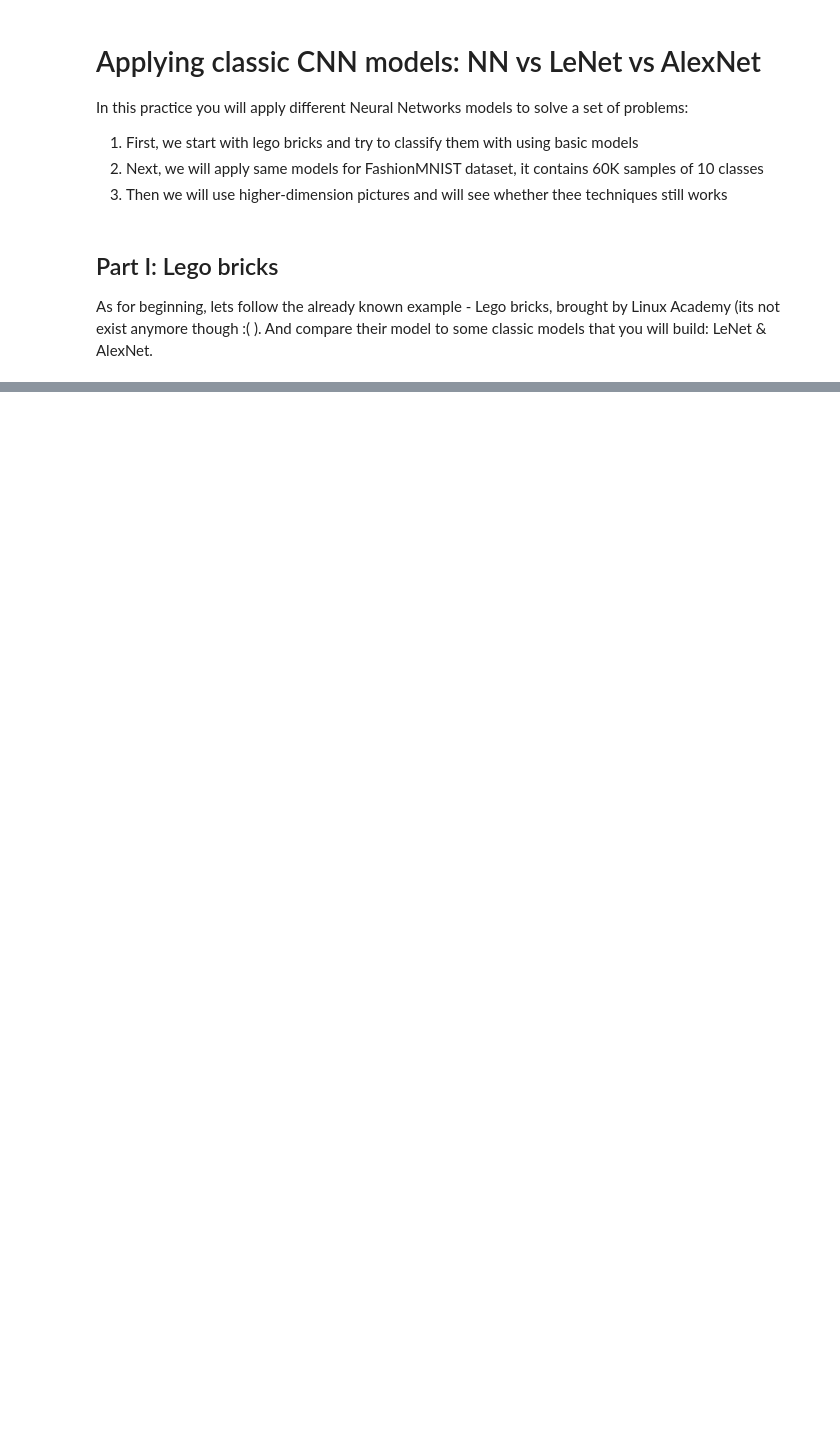
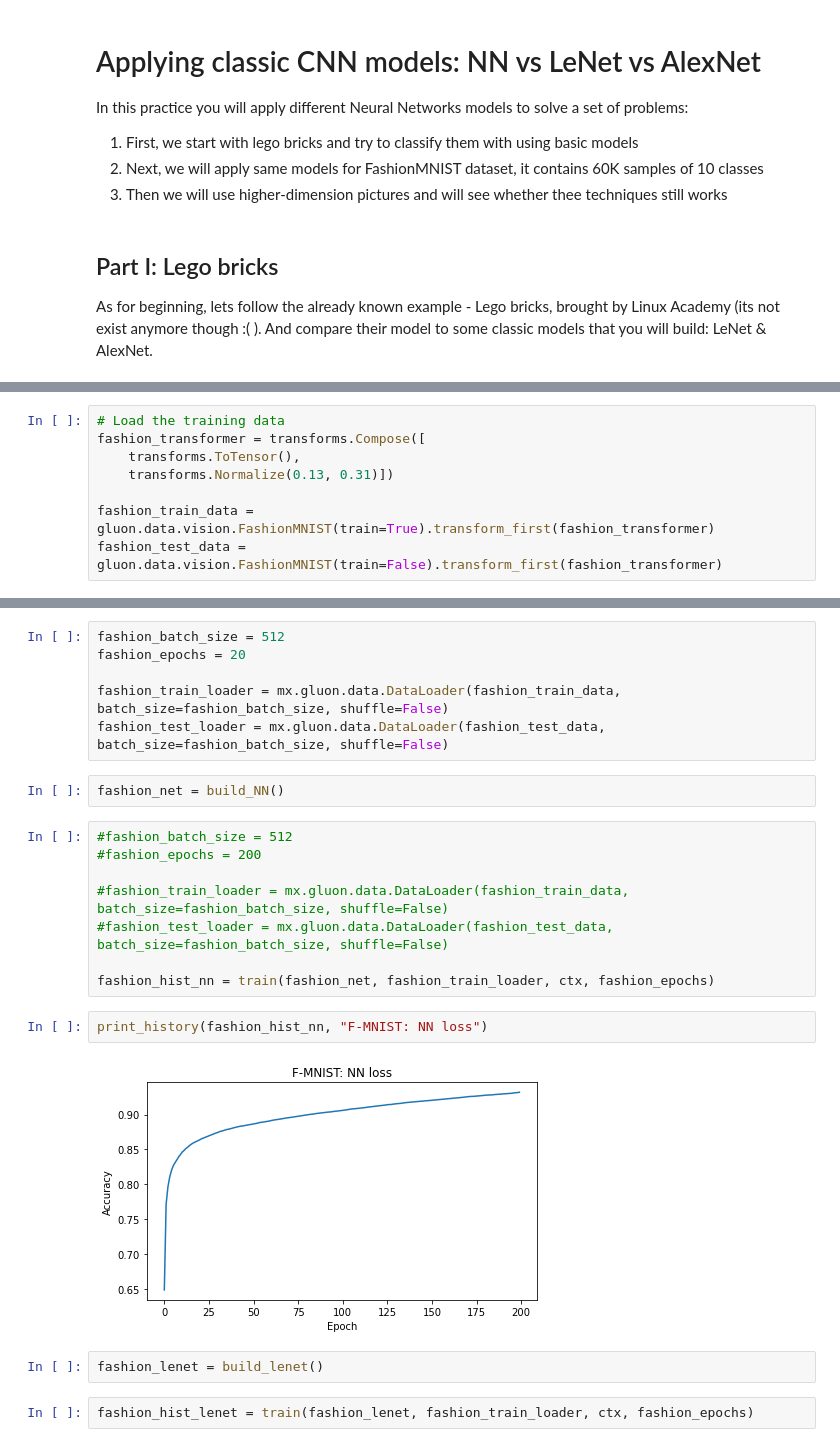
Before and after one commit to spbcoding/ml-aws-course, a Jupyter notebook: lab07-cnn-1.ipynb, the cells around one changed output, grey strips where cells are left out. Saved outputs shown, nothing was run; the diff lists cells and outputs as text; blank space fills up the shorter version.

```diff
--- a/lab07-cnn-1.ipynb
+++ b/lab07-cnn-1.ipynb
@@ -52,0 +248,8 @@ To load dataset though the framework, one can use: [https://mxnet.apache.org/ver
+# %%
+# Load the training data
+fashion_transformer = transforms.Compose([
+    transforms.ToTensor(),
+    transforms.Normalize(0.13, 0.31)])
+
+fashion_train_data = gluon.data.vision.FashionMNIST(train=True).transform_first(fashion_transformer)
+fashion_test_data = gluon.data.vision.FashionMNIST(train=False).transform_first(fashion_transformer)
@@ -52,0 +261,24 @@ To load dataset though the framework, one can use: [https://mxnet.apache.org/ver
+# %%
+fashion_batch_size = 512
+fashion_epochs = 20
+
+fashion_train_loader = mx.gluon.data.DataLoader(fashion_train_data, batch_size=fashion_batch_size, shuffle=False)
+fashion_test_loader = mx.gluon.data.DataLoader(fashion_test_data, batch_size=fashion_batch_size, shuffle=False)
+# %%
+fashion_net = build_NN()
+# %%
+#fashion_batch_size = 512
+#fashion_epochs = 200
+
+#fashion_train_loader = mx.gluon.data.DataLoader(fashion_train_data, batch_size=fashion_batch_size, shuffle=False)
+#fashion_test_loader = mx.gluon.data.DataLoader(fashion_test_data, batch_size=fashion_batch_size, shuffle=False)
+
+fashion_hist_nn = train(fashion_net, fashion_train_loader, ctx, fashion_epochs)
+# %%
+print_history(fashion_hist_nn, "F-MNIST: NN loss")
+# %% [output]
+[figure, added]
+# %%
+fashion_lenet = build_lenet()
+# %%
+fashion_hist_lenet = train(fashion_lenet, fashion_train_loader, ctx, fashion_epochs)
```
Also changed, not shown: parts of 47 cells of this notebook.
